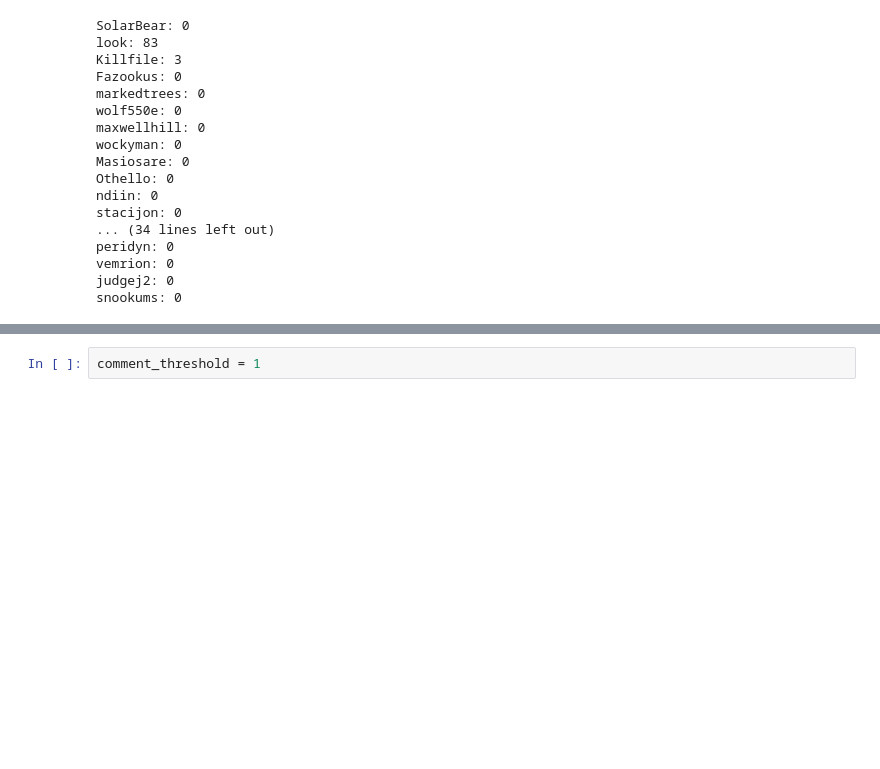
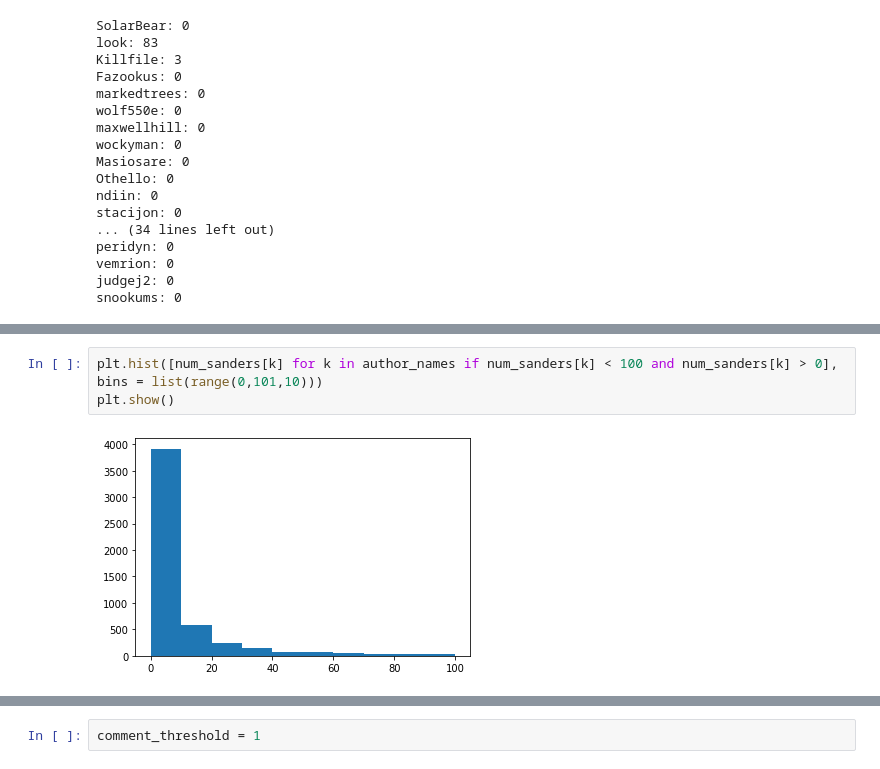
Before and after one commit to SourabhChakraborty/undergrad_thesis, a Jupyter notebook: lda.ipynb, the cells around one changed output, grey strips where cells are left out. Drawn from its saved outputs; the diff is of its cells as text; blank space fills up the shorter version.

```diff
--- a/lda.ipynb
+++ b/lda.ipynb
@@ -132,0 +190,5 @@ snookums: 0
+# %%
+plt.hist([num_sanders[k] for k in author_names if num_sanders[k] < 100 and num_sanders[k] > 0], bins = list(range(0,101,10)))
+plt.show()
+# %% [output]
+[figure, added]
```
Also changed, not shown: parts of 49 cells of this notebook, 1 other file.
